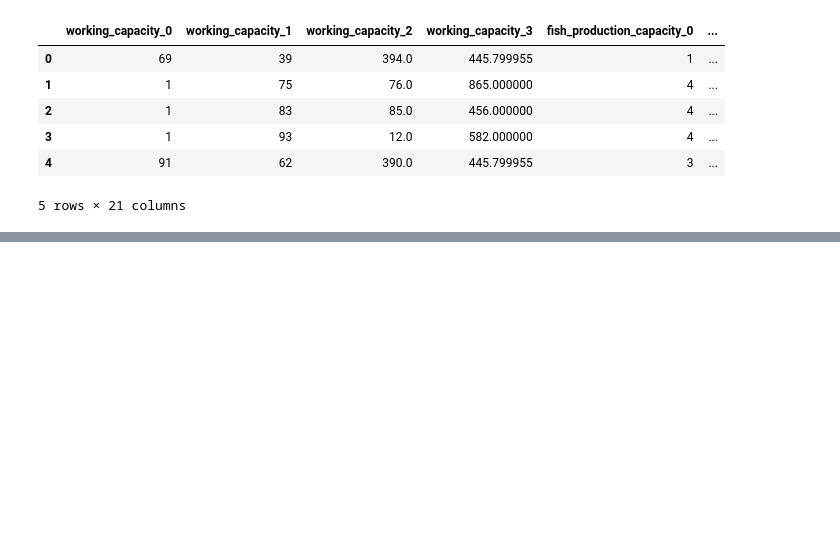
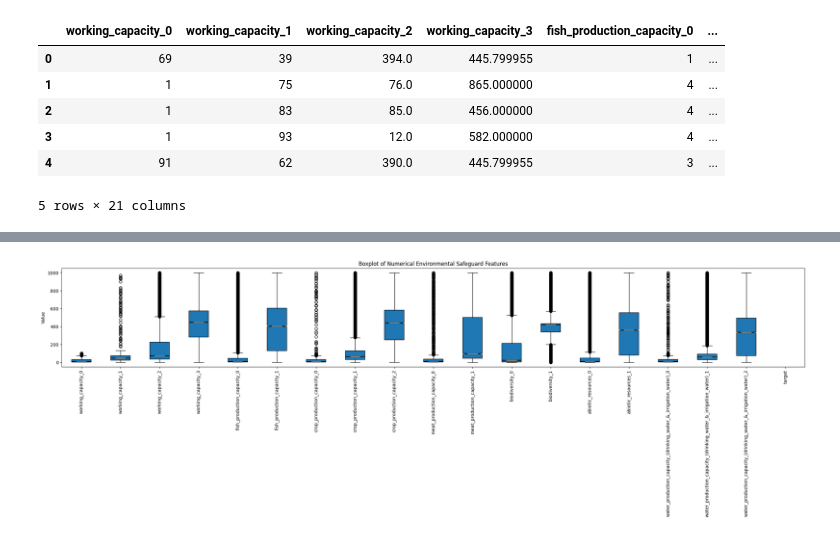
Before and after one commit to Bryan-Az/TF-PyTorch-Jax, a Jupyter notebook: Jax-NN/Jax_NN.ipynb, the cells around one changed output, grey strips where cells are left out. Drawn from its saved outputs; the diff is of its cells as text; code cells hidden in the pictures; blank space fills up the shorter version.

```diff
--- a/Jax-NN/Jax_NN.ipynb
+++ b/Jax-NN/Jax_NN.ipynb
@@ -13,7 +18,7 @@ This will help when processing with the regression model. This data was previous
 # %% [markdown]
 ![image.png](embedded-picture-1)
 # %%
-environmental_data = pd.read_csv('./corp_safeguard_split.csv')
+environmental_data = pd.read_csv('../data/corp_safeguard_split.csv')
 # %%
 environmental_data.head()
 # %% [output]
@@ -26,0 +72,15 @@ environmental_data.head()
+# %%
+numerical_features = environmental_data.drop(['Company Name', 'Year'], axis=1)
+# %%
+plt.figure(figsize=(30, 4))  # Optional: Adjusts the figure size
+plt.boxplot(numerical_features.values, labels=numerical_features.columns, notch=True, patch_artist=True)
+
+# Adding title and labels (optional but recommended for clarity)
+plt.title('Boxplot of Numerical Environmental Safeguard Features')
+plt.ylabel('Value')
+plt.xticks(rotation=90)  # Rotates the x-axis labels to make them more readable
+
+plt.tight_layout()  # Adjusts subplot params so that the subplot(s) fits in to the figure area.
+plt.show()
+# %% [output]
+[figure, added]
```
Also changed, not shown: parts of 41 cells of this notebook.
